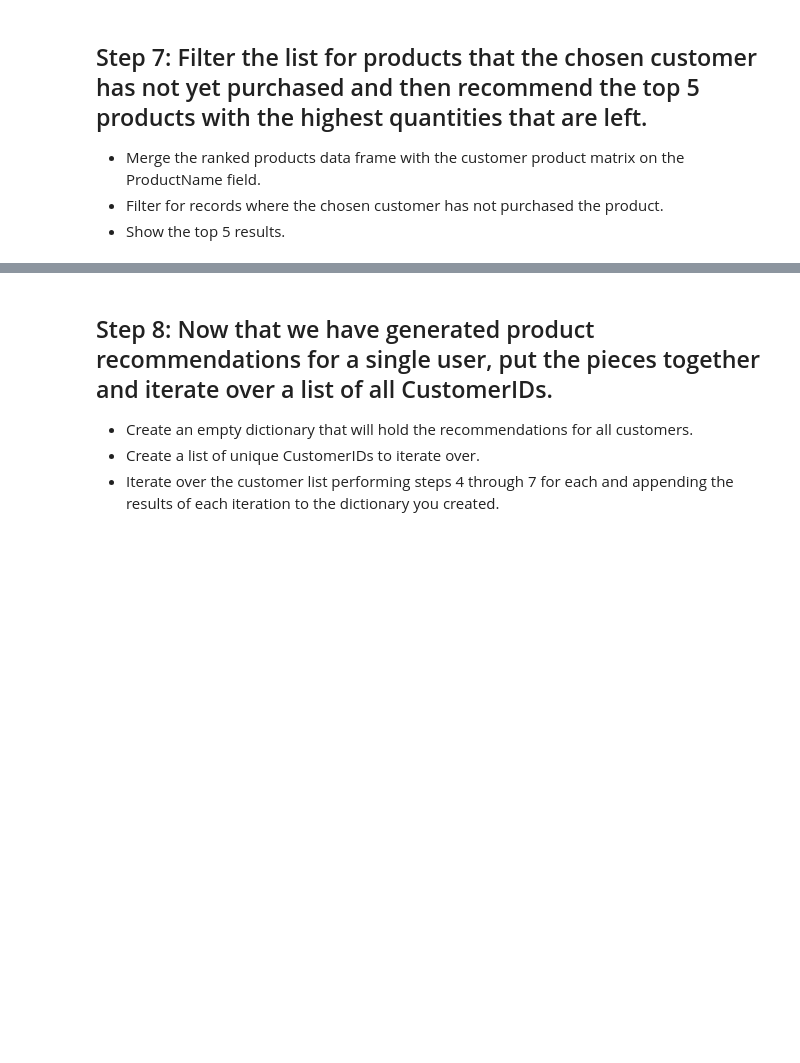
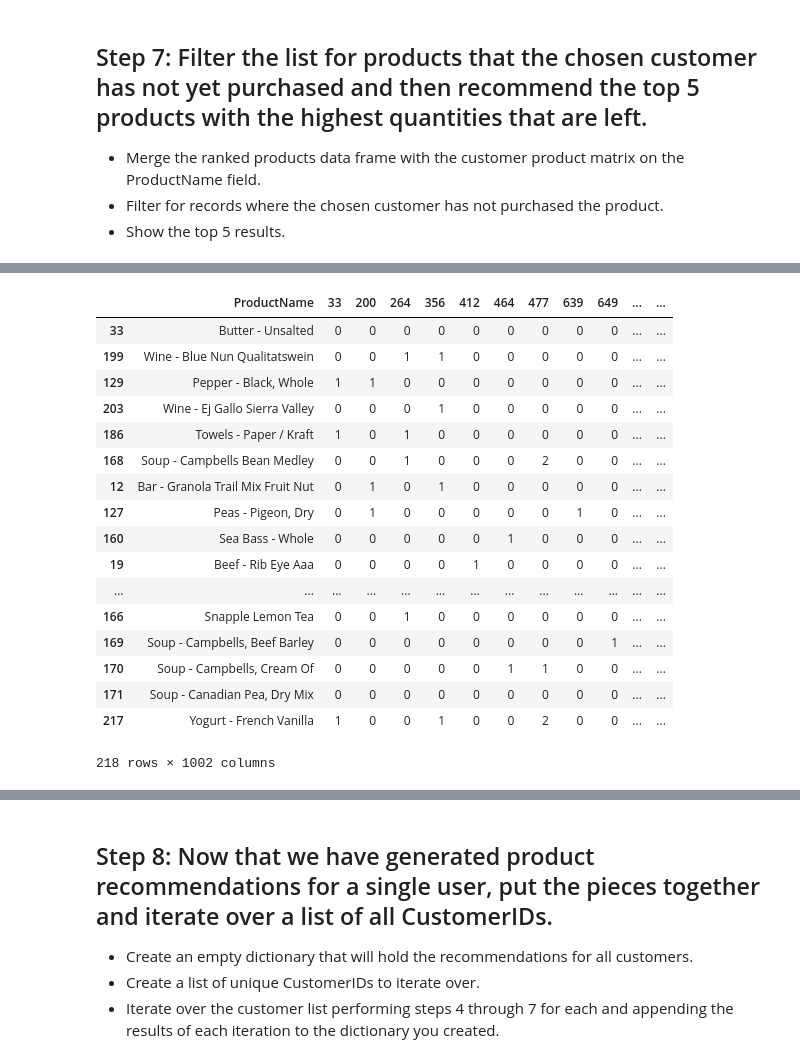
Before and after one commit to ta-datapt-bcn/lab-intro-recommender-systems, a Jupyter notebook: your-code/main.ipynb, the cells around one changed output, grey strips where cells are left out. Saved outputs shown, nothing was run; the diff lists cells and outputs as text; code cells hidden in the pictures; blank space fills up the shorter version.

```diff
--- a/your-code/main.ipynb
+++ b/your-code/main.ipynb
@@ -37,0 +180,22 @@ This will give you the total number of each product purchased by the 5 most simi
+# %%
+matrix2 = matrix2.sort_values(by='Quantity', ascending=False)
+matrix2
+# %% [output]
+|  | ProductName | 33 | 200 | 264 | 356 | 412 | 464 | 477 | 639 | 649 | ... | ... |
+| 33 | Butter - Unsalted | 0 | 0 | 0 | 0 | 0 | 0 | 0 | 0 | 0 | ... | ... |
+| 199 | Wine - Blue Nun Qualitatswein | 0 | 0 | 1 | 1 | 0 | 0 | 0 | 0 | 0 | ... | ... |
+| 129 | Pepper - Black, Whole | 1 | 1 | 0 | 0 | 0 | 0 | 0 | 0 | 0 | ... | ... |
+| 203 | Wine - Ej Gallo Sierra Valley | 0 | 0 | 0 | 1 | 0 | 0 | 0 | 0 | 0 | ... | ... |
+| 186 | Towels - Paper / Kraft | 1 | 0 | 1 | 0 | 0 | 0 | 0 | 0 | 0 | ... | ... |
+| 168 | Soup - Campbells Bean Medley | 0 | 0 | 1 | 0 | 0 | 0 | 2 | 0 | 0 | ... | ... |
+| 12 | Bar - Granola Trail Mix Fruit Nut | 0 | 1 | 0 | 1 | 0 | 0 | 0 | 0 | 0 | ... | ... |
+| 127 | Peas - Pigeon, Dry | 0 | 1 | 0 | 0 | 0 | 0 | 0 | 1 | 0 | ... | ... |
+| 160 | Sea Bass - Whole | 0 | 0 | 0 | 0 | 0 | 1 | 0 | 0 | 0 | ... | ... |
+| 19 | Beef - Rib Eye Aaa | 0 | 0 | 0 | 0 | 1 | 0 | 0 | 0 | 0 | ... | ... |
+| ... | ... | ... | ... | ... | ... | ... | ... | ... | ... | ... | ... | ... |
+| 166 | Snapple Lemon Tea | 0 | 0 | 1 | 0 | 0 | 0 | 0 | 0 | 0 | ... | ... |
+| 169 | Soup - Campbells, Beef Barley | 0 | 0 | 0 | 0 | 0 | 0 | 0 | 0 | 1 | ... | ... |
+| 170 | Soup - Campbells, Cream Of | 0 | 0 | 0 | 0 | 0 | 1 | 1 | 0 | 0 | ... | ... |
+| 171 | Soup - Canadian Pea, Dry Mix | 0 | 0 | 0 | 0 | 0 | 0 | 0 | 0 | 0 | ... | ... |
+| 217 | Yogurt - French Vanilla | 1 | 0 | 0 | 1 | 0 | 0 | 2 | 0 | 0 | ... | ... |
+218 rows × 1002 columns
```
Also changed, not shown: parts of 12 cells of this notebook.
